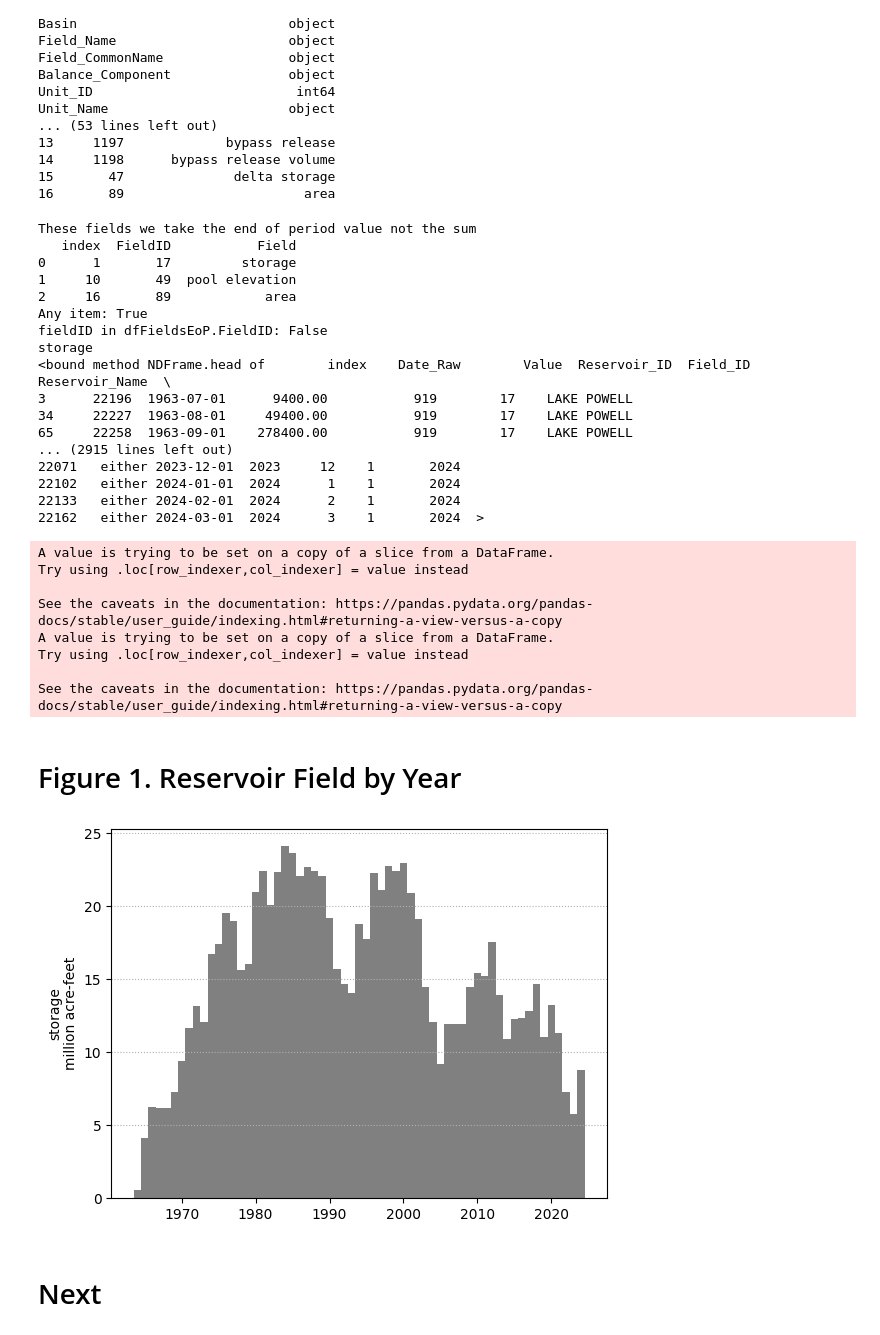
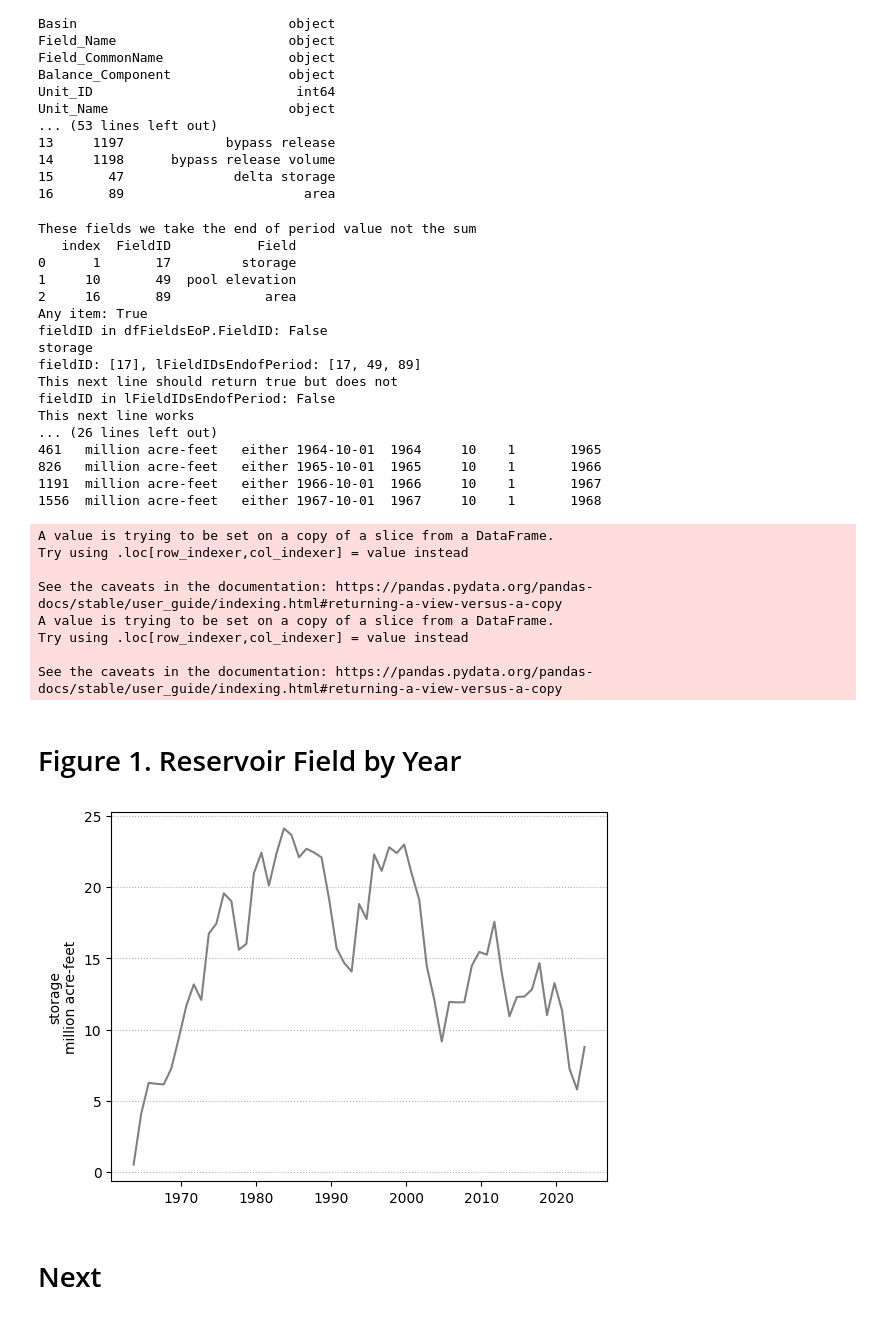
Before and after one commit to dzeke/ColoradoRiverCollaborate, a Jupyter notebook: Powell10year/AsPython/PowellDataImport.ipynb, the cells around one changed output. Drawn from its saved outputs; the diff is of its cells as text; code cells hidden in the pictures.

Commit message:
Change plot to date_plot to plot any time spacing

```diff
--- a/Powell10year/AsPython/PowellDataImport.ipynb
+++ b/Powell10year/AsPython/PowellDataImport.ipynb
@@ -302,13 +302,13 @@ Unit_Name                       object
 ### Select a reservoir and field to retrieve
 resID = [919]
 fieldID = [25] # Evaporation
-fieldID = [30]  # Inflow volume
+#fieldID = [30]  # Inflow volume
 fieldID = [17]  # Storage
 
 # Options to aggregate by time period
 AggregateOptions = ['Day', 'Month', 'Year', 'TenYear'] # Aggregate daily data to time interval
 # Select the aggregate option to use
-Aggregate = AggregateOptions[1]
+Aggregate = AggregateOptions[2]
 
 #Field IDs where aggregate at monthly, annual and 10-year we want the value at the last time period
 lFieldIDsEndofPeriod = [ 17, 49, 89]
@@ -317,7 +317,10 @@ dfFieldsEoP = dfFields.query('FieldID.isin(@lFieldIDsEndofPeriod)').reset_index(
 print('These fields we take the end of period value not the sum')
 print(dfFieldsEoP.head())
 
+# This does not work for other fields not in lFieldIDsEndofPeriod
+#print(f'Any item: {any(item in lFieldIDsEndofPeriod for item in lFieldIDsEndofPeriod)}')
 print(f'Any item: {any(item in lFieldIDsEndofPeriod for item in lFieldIDsEndofPeriod)}')
+
 print(f'fieldID in dfFieldsEoP.FieldID: {fieldID in list(dfFieldsEoP.FieldID)}')
 
 #Query on the resID and fieldID
@@ -354,8 +357,8 @@ elif Aggregate == AggregateOptions[1]:
         nDayToUse = 1
         #dfWaterYearMonth = dfResField.query('day.isin(@nDayToUse)')
         dfWaterYearMonth = dfResField.query('day == 1')
-        print(dfWaterYearMonth.head)
-        print()
+        #print(dfWaterYearMonth.head)
+        #print()
 
     else:
         # Aggregate to monthly values
@@ -365,7 +368,7 @@ elif Aggregate == AggregateOptions[1]:
     # Left join to only include Months with more than 27 days
     #dfAllDataWaterYear = dfFullYears.merge(dfAllDataWaterYear, on='wateryear', how='left')
         dfWaterYearMonth = dfFullMonths.merge(dfWaterYearMonth, on=['Reservoir_ID', 'Field_ID', 'Field_CommonName', 'Unit_ID', 'Unit_CommonName', 'Interval', 'wateryear', 'month'], how='left')
-        print(dfWaterYearMonth)
+        #print(dfWaterYearMonth)
 
     dfResFieldAgg = dfWaterYearMonth
 
@@ -392,16 +395,20 @@ else: # Annual or 10-year running sum
     if any(item in lFieldIDsEndofPeriod for item in lFieldIDsEndofPeriod):
         # We have a field that reports value at end of the year
         # Take the value on the first day of the water month
-        nDayToUse = [1]
+        print()
+        print('This is a field where we read the end of time period value')
+
         #dfWaterYear = dfResField.query('dayofwateryear.isin(@nDayToUse)')
         dfWaterYear = dfResField.query('month == 10 and day == 1')
         #print(dfResField.head())
-        print('This is a field where we read the end of time period value')
-        print(dfWaterYear.head())
+                #print(dfWaterYear.head())
     else:
         # Aggregate to annual values
+        print()
+        print('This is a field where we aggregate over the time period')
+
         dfWaterYear = dfResField.groupby(['Reservoir_ID', 'Field_ID', 'Field_CommonName', 'Unit_ID', 'Unit_CommonName', 'Interval', 'wateryear'])[['Value']].sum().reset_index()    # Pull value for last day in water use for fields with Intervals 'either'
-        print(dfWaterYear)
+        #print(dfWaterYear)
 
         # Left join to only include Water Years with more than 360 days
         dfWaterYear = dfFullYears.merge(dfWaterYear, on=['Reservoir_ID', 'Field_ID', 'Field_CommonName', 'Unit_ID', 'Unit_CommonName', 'Interval', 'wateryear'], how='left')
@@ -422,6 +429,9 @@ if dfResFieldAgg['Unit_CommonName'].iloc[0] == 'acre-feet':
     dfResFieldAgg.Value = dfResFieldAgg.Value/ 1e6
     dfResFieldAgg.Unit_CommonName = 'million acre-feet'
 
+# Print out returned dataframe
+print(dfResFieldAgg.head())
+
 #dfEvapWaterYear['date'] = pd.to_datetime(dfEvapWaterYear['wateryear'])
 # %% [output]
 These fields we take the end of period value not the sum
@@ -432,15 +442,15 @@ These fields we take the end of period value not the sum
 Any item: True
 fieldID in dfFieldsEoP.FieldID: False
 storage
-<bound method NDFrame.head of        index    Date_Raw        Value  Reservoir_ID  Field_ID Reservoir_Name  \
-3      22196  1963-07-01      9400.00           919        17    LAKE POWELL
-34     22227  1963-08-01     49400.00           919        17    LAKE POWELL
-65     22258  1963-09-01    278400.00           919        17    LAKE POWELL
-... (2915 lines left out)
-22071   either 2023-12-01  2023     12    1       2024
-22102   either 2024-01-01  2024      1    1       2024
-22133   either 2024-02-01  2024      2    1       2024
-22162   either 2024-03-01  2024      3    1       2024  >
+fieldID: [17], lFieldIDsEndofPeriod: [17, 49, 89]
+This next line should return true but does not
+fieldID in lFieldIDsEndofPeriod: False
+This next line works
+... (26 lines left out)
+461   million acre-feet   either 1964-10-01  1964     10    1       1965
+826   million acre-feet   either 1965-10-01  1965     10    1       1966
+1191  million acre-feet   either 1966-10-01  1966     10    1       1967
+1556  million acre-feet   either 1967-10-01  1967     10    1       1968
 A value is trying to be set on a copy of a slice from a DataFrame.
 Try using .loc[row_indexer,col_indexer] = value instead
 
@@ -454,26 +464,30 @@ See the caveats in the documentation: https://pandas.pydata.org/pandas-docs/stab
 # %%
 # Use matplotlib
 
 import matplotlib.pyplot as plt
 
-plt.bar(dfResFieldAgg.wateryear, dfResFieldAgg.Value, color = "grey", width = 1)
+#plt.bar(dfResFieldAgg.wateryear, dfResFieldAgg.Value, color = "grey", width = 1)
+# Plot instead using the plot date
+plt.plot_date(dfResFieldAgg.date, dfResFieldAgg.Value, 'grey')
+
+
 plt.xlabel('')
 plt.ylabel(sField +'\n' + dfResFieldAgg['Unit_CommonName'].iloc[0])
 plt.grid(axis = 'y', linestyle = "dotted")
 
 #Use ggplot
 ###(ggplot(dfEvapWaterYear, aes(x = 'wateryear'))
 ### + geom_bar(aes(y='evaporation'), color = "grey", fill = "grey", stat="identity")
  # geom_line(aes(y=OneYearRelease, group = 1, color="Release"), size=2) +
 #  + scale_color_manual("", values = "grey50")
 #  + scale_fill_manual("", values = "grey50")
 ### + labs(x="", y="Evaporation\n(million acre-feet per year)")
 
  # + theme(text = element_text(size=20), legend.title=element_blank(), legend.text=element_text(size=18),
 #        legend.key = element_blank())
 ###)
 # %% [output]
-[figure, old version]
+[figure, new version]
 # %% [markdown]
 # Next
 # %%
```
